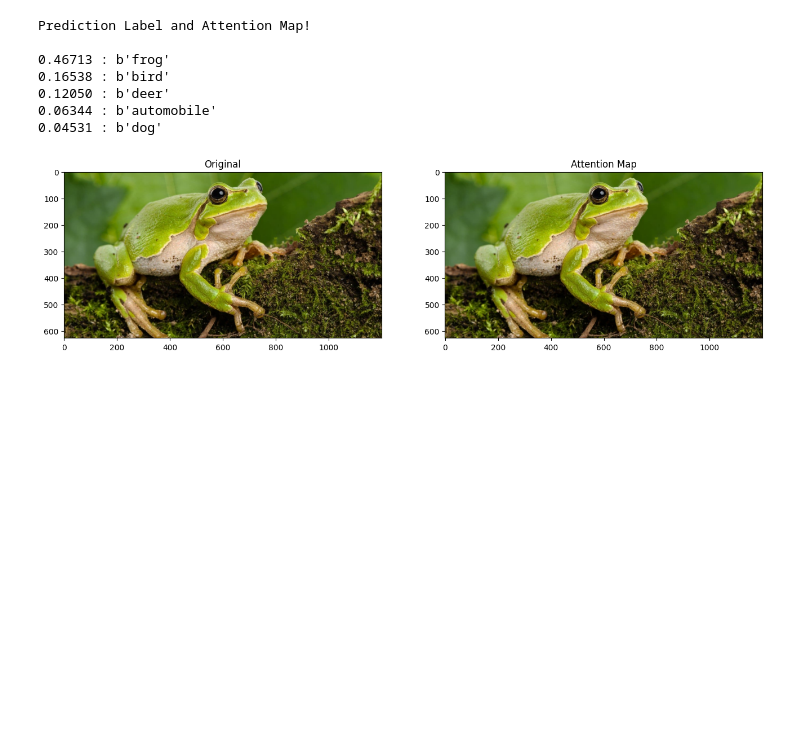
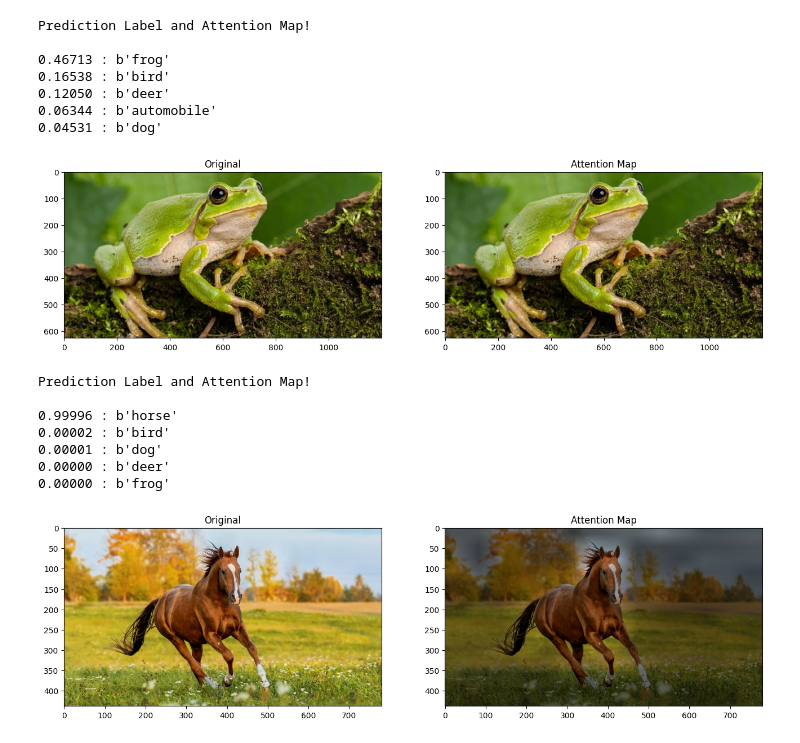
Before and after one commit to Vincent-La/ViT-CMSC472, a Jupyter notebook: evaluation.ipynb, the cells around one changed output. Cells and saved outputs as stored; diff of their text form; code cells hidden in the pictures; blank space fills up the shorter version.

Commit message:
add horse example attention map

```diff
--- a/evaluation.ipynb
+++ b/evaluation.ipynb
@@ -160,12 +160,16 @@ eval_model(bit_model2)
 ## Visualize Attention Map
 # %%
 def show_attention_map(model, img):
+
+    # apply transformation to image
     x = transform_test(img)
     x = x.unsqueeze(0)
     x = x.to(device)
 
+    # eval model
     model.eval()
-    logits, att_mat = model(x)
+    with torch.no_grad():
+        logits, att_mat = model(x)
 
     att_mat = torch.stack(att_mat).squeeze(1)
 
@@ -206,3 +210,5 @@ def show_attention_map(model, img):
     labels = cifar10_labels[b'label_names']
     for idx in top5[0, :5]:
         print(f'{probs[0, idx.item()]:.5f} : {labels[idx.item()]}')
+
+    torch.cuda.empty_cache()
@@ -265,3 +256,16 @@ Prediction Label and Attention Map!
 0.06344 : b'automobile'
 0.04531 : b'dog'
 [figure]
+# %%
+img = Image.open('img/horse.jpg')
+# %%
+show_attention_map(baseline_model, img)
+# %% [output]
+Prediction Label and Attention Map!
+
+0.99996 : b'horse'
+0.00002 : b'bird'
+0.00001 : b'dog'
+0.00000 : b'deer'
+0.00000 : b'frog'
+[figure, added]
```
Also changed, not shown: parts of 7 cells of this notebook, 2 other files.
